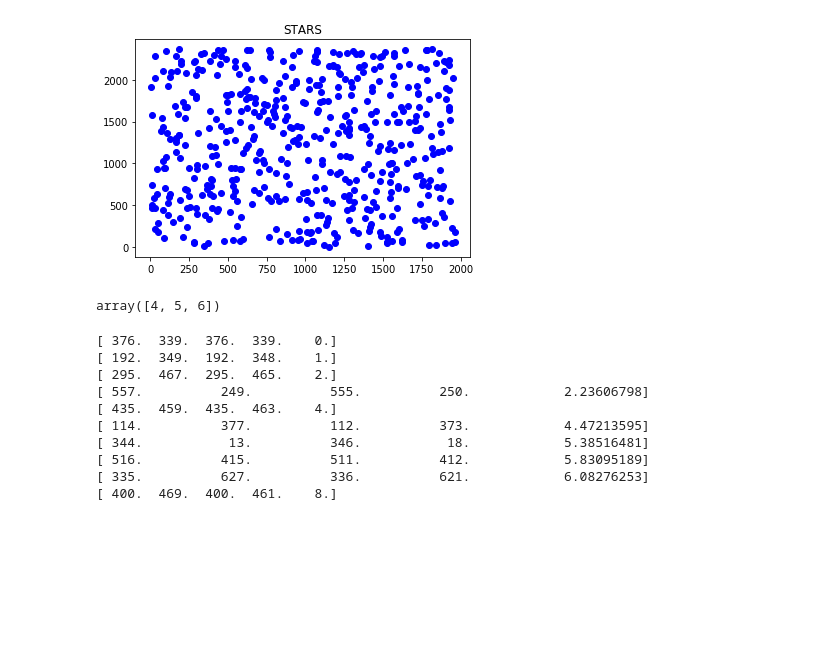
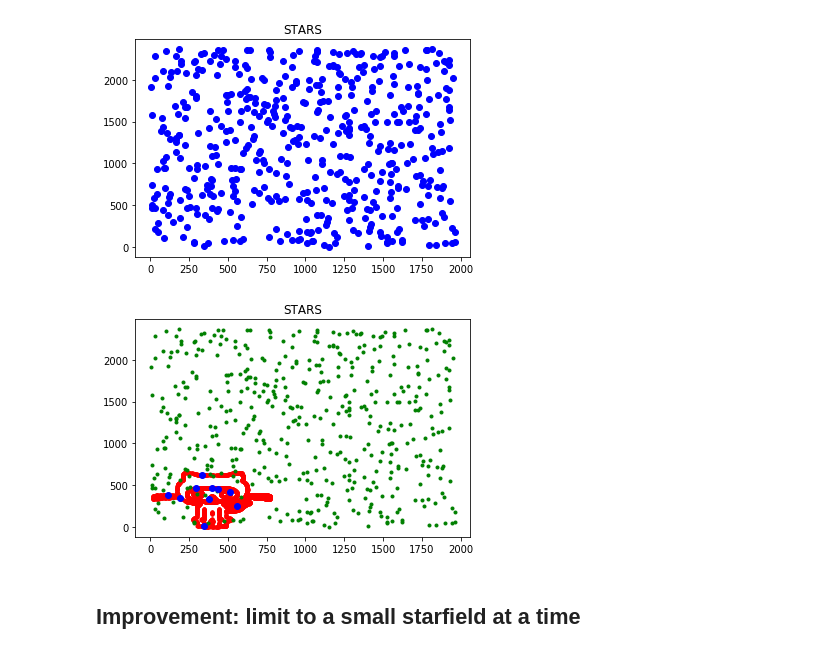
Before and after one commit to fliptanedo/StarCat, a Jupyter notebook: StarCat v.2.ipynb, the cells around one changed output. Saved outputs shown, nothing was run; the diff lists cells and outputs as text; code cells hidden in the pictures; blank space fills up the shorter version.

```diff
--- a/StarCat v.2.ipynb
+++ b/StarCat v.2.ipynb
@@ -191,25 +195,39 @@ def get_best_points(threshold_distance, unordered_points):
             bestpoints.append(star)
 
     return bestpoints
-# %%
-np.array([1,2,3])+3
-# %% [output]
-array([4, 5, 6])
-# %%
-uop = np.array(unordered_points)
-op=uop[uop[:,4].argsort()]
-
-for i in op:
-    if i[4] < 10:
-        print(i)
-# %% [output]
-[ 376.  339.  376.  339.    0.]
-[ 192.  349.  192.  348.    1.]
-[ 295.  467.  295.  465.    2.]
-[ 557.          249.          555.          250.            2.23606798]
-[ 435.  459.  435.  463.    4.]
-[ 114.          377.          112.          373.            4.47213595]
-[ 344.           13.          346.           18.            5.38516481]
-[ 516.          415.          511.          412.            5.83095189]
-[ 335.          627.          336.          621.            6.08276253]
-[ 400.  469.  400.  461.    8.]
+# %%
+# Score: lower number means lower cumulative distance from the skeleton
+def score(bestN):
+    score = 0.
+    for match in bestN:
+        score = score + match[4]
+    return score
+
+# for a given set of skeleton points, gives the best N points
+def get_N_from_skeleton(starxx, staryy, linexx, lineyy, NumPoints):
+    UnorderedPoints = stars_and_closest_skeleton(starxx, staryy, linexx, lineyy)
+    bestN = get_best_N_points(NumPoints, UnorderedPoints)
+    points = score(bestN)
+    return [bestN,points]
+
+# This takes a few seconds
+best00 = get_N_from_skeleton(starx, stary, linexx, lineyy, 10)
+# %%
+best00x = []
+best00y = []
+for match in best00[0]:
+    best00x.append(match[0])
+    best00y.append(match[1])
+# %%
+plt.title("STARS")
+# plt.imshow(trim_edgecat, cmap=plt.cm.gray)
+plt.plot(np.array(linexx), np.array(lineyy), 'r.')
+# plt.imshow(image)
+# use this imshow to plot "right-size up"
+plt.plot(np.array(starx), np.array(stary), 'g.')
+plt.plot(best00x, best00y, 'bo')
+plt.show()
+# %% [output]
+[figure, added]
+# %% [markdown]
+## Improvement: limit to a small starfield at a time
```
Also changed, not shown: parts of 5 cells of this notebook.
